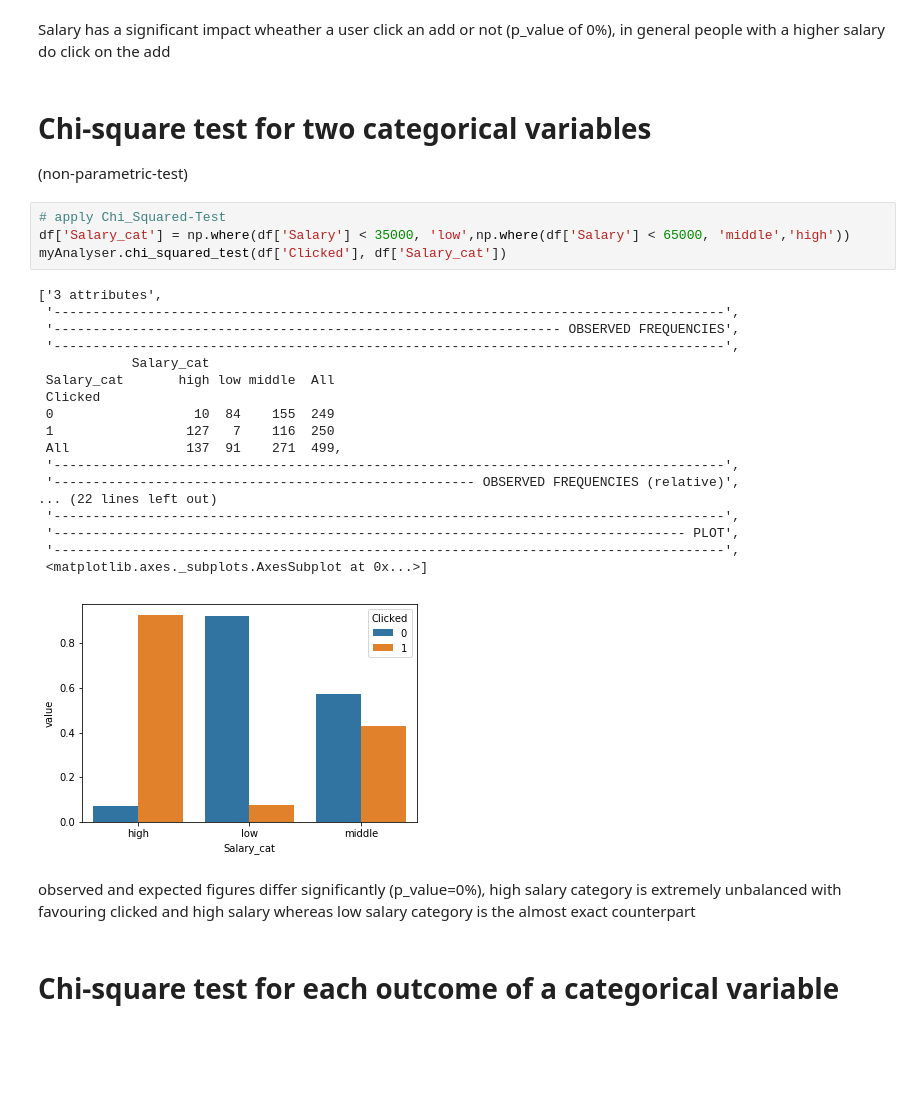
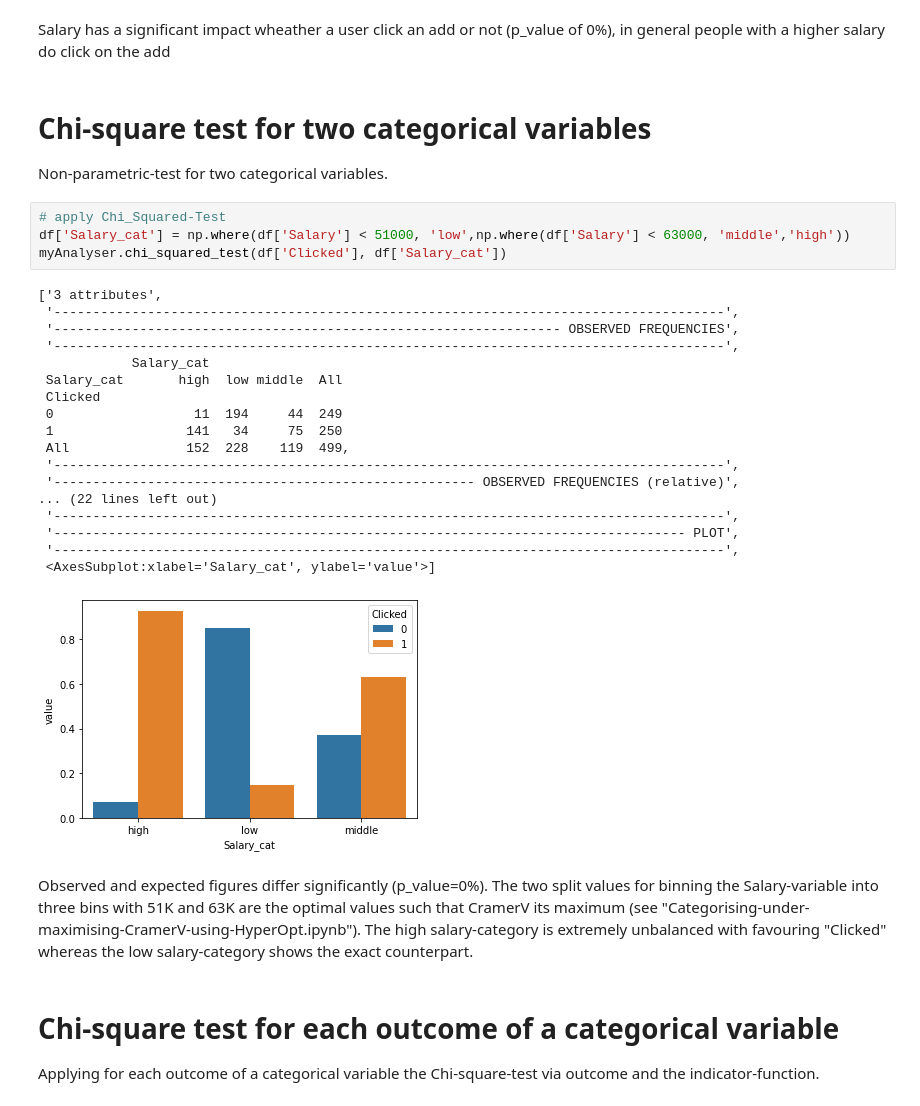
Before and after one commit to Gordi33/Statistical-Analysis, a Jupyter notebook: Bivariate-Analysis.ipynb, the cells around one changed output. Cells and saved outputs as stored; diff of their text form; blank space fills up the shorter version.

```diff
--- a/Bivariate-Analysis.ipynb
+++ b/Bivariate-Analysis.ipynb
@@ -40,36 +85,36 @@ Salary has a significant impact wheather a user click an add or not (p_value of
 in general people with a higher salary  do click on the add
 # %% [markdown]
 # Chi-square test for two categorical variables
-(non-parametric-test)
+Non-parametric-test for two categorical variables.
 # %%
 # apply Chi_Squared-Test
-df['Salary_cat'] = np.where(df['Salary'] < 35000, 'low',np.where(df['Salary'] < 65000, 'middle','high'))
+df['Salary_cat'] = np.where(df['Salary'] < 51000, 'low',np.where(df['Salary'] < 63000, 'middle','high'))
 myAnalyser.chi_squared_test(df['Clicked'], df['Salary_cat'])
 # %% [output]
 ['3 attributes',
  '--------------------------------------------------------------------------------------',
  '----------------------------------------------------------------- OBSERVED FREQUENCIES',
  '--------------------------------------------------------------------------------------',
             Salary_cat
- Salary_cat       high low middle  All
+ Salary_cat       high  low middle  All
  Clicked
- 0                  10  84    155  249
- 1                 127   7    116  250
- All               137  91    271  499,
+ 0                  11  194     44  249
+ 1                 141   34     75  250
+ All               152  228    119  499,
  '--------------------------------------------------------------------------------------',
  '------------------------------------------------------ OBSERVED FREQUENCIES (relative)',
 ... (22 lines left out)
  '--------------------------------------------------------------------------------------',
  '--------------------------------------------------------------------------------- PLOT',
  '--------------------------------------------------------------------------------------',
- <matplotlib.axes._subplots.AxesSubplot at 0x...>]
+ <AxesSubplot:xlabel='Salary_cat', ylabel='value'>]
-[figure, old version]
+[figure, new version]
 # %% [markdown]
-observed and expected figures differ significantly (p_value=0%),
-high salary category is extremely unbalanced with favouring clicked and high salary whereas
-low salary category is the almost exact counterpart
+Observed and expected figures differ significantly (p_value=0%). The two split values for binning the Salary-variable into three bins with 51K and 63K are the optimal values such that CramerV its maximum (see
+"Categorising-under-maximising-CramerV-using-HyperOpt.ipynb"). The high salary-category is extremely unbalanced with favouring "Clicked" whereas the low salary-category shows the exact counterpart.
 # %% [markdown]
 # Chi-square test for each outcome of a categorical variable
+Applying for each outcome of a categorical variable the Chi-square-test via outcome and the indicator-function.
 # %%
 myAnalyser.chi_square_test_for_each_category_level(df['Clicked'], df['Salary_cat'])
 # %% [output]
```
Also changed, not shown: parts of 14 cells of this notebook, 3 other files.
